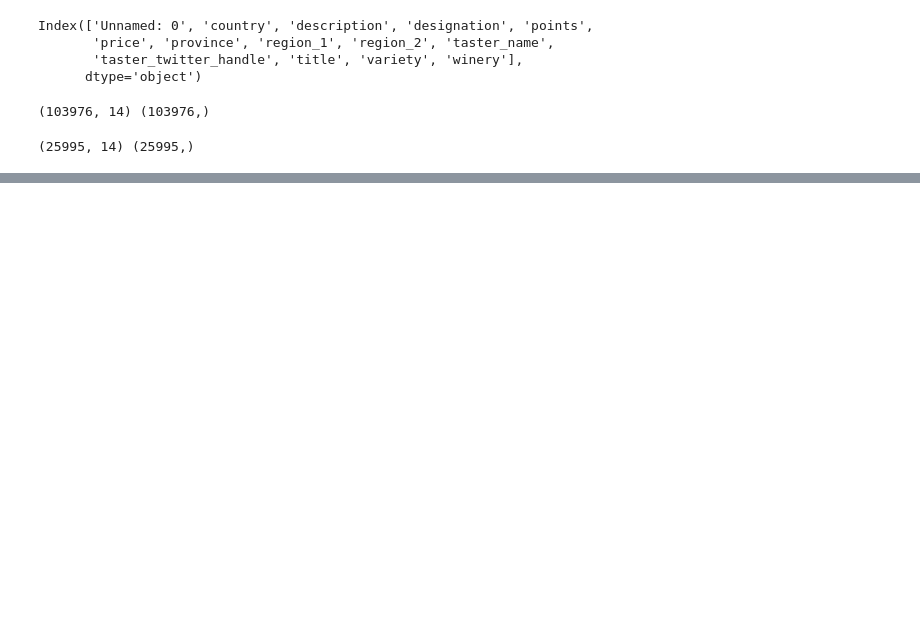
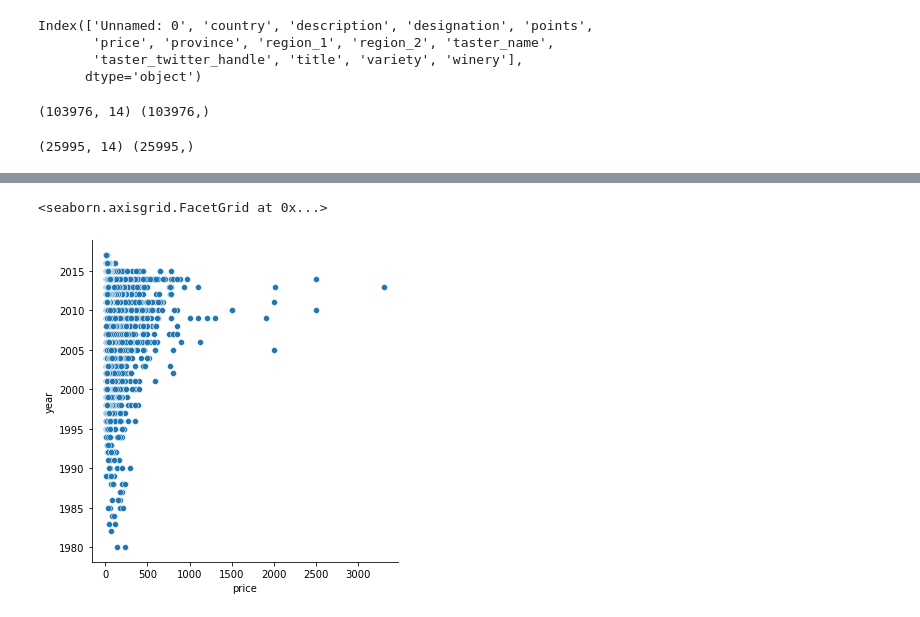
Before and after one commit to nowonknow/Wine_Guide, a Jupyter notebook: Project.ipynb, the cells around one changed output, grey strips where cells are left out. Drawn from its saved outputs; the diff is of its cells as text; code cells hidden in the pictures; blank space fills up the shorter version.

```diff
--- a/Project.ipynb
+++ b/Project.ipynb
@@ -39,0 +78,10 @@ print(x_test.shape,y_test.shape)
+# %%
+new_df = df.drop(np.append(df['year'].loc[lambda s: s < 1980 ].index.values,df['year'].loc[lambda s: s > 2022 ].index.values))
+# %%
+sns.relplot(
+    data=new_df,
+    x="price", y="year",
+)
+# %% [output]
+<seaborn.axisgrid.FacetGrid at 0x...>
+[figure, added]
```
Also changed, not shown: parts of 9 cells of this notebook, 8 other files.
